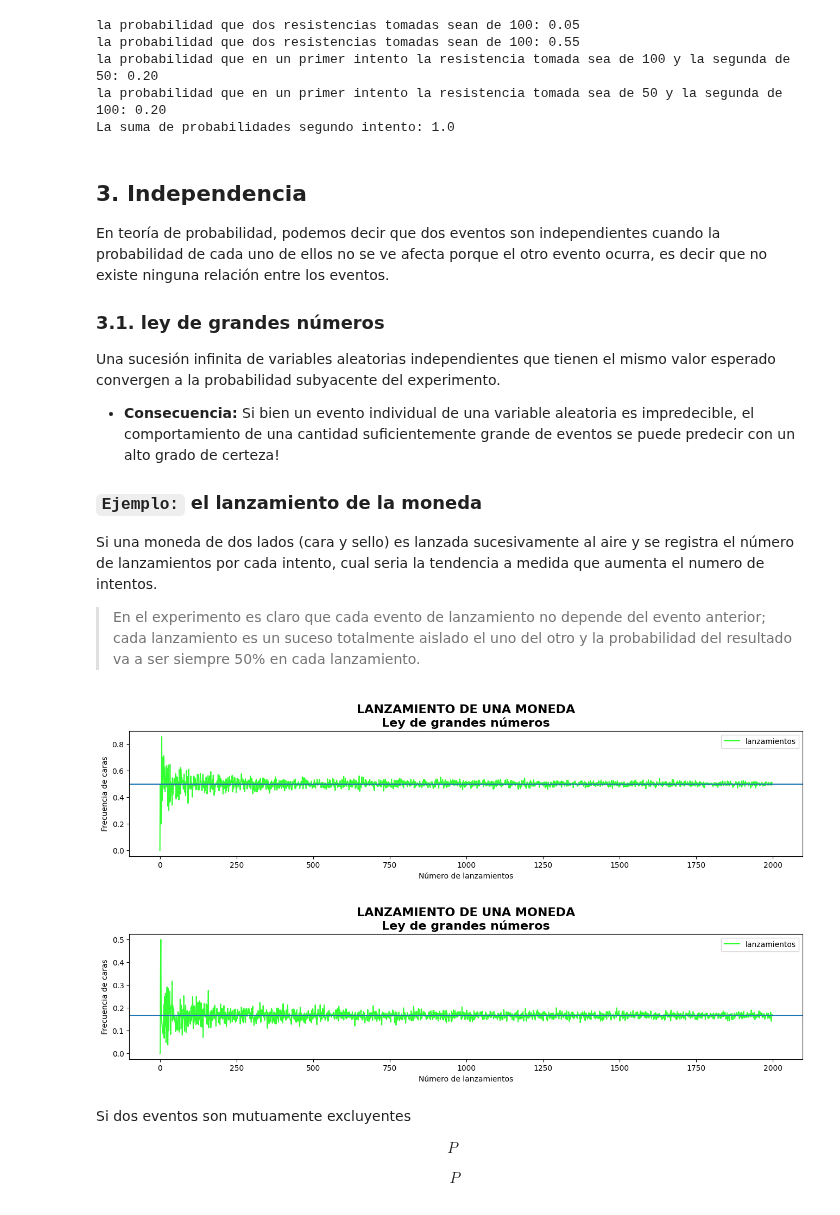
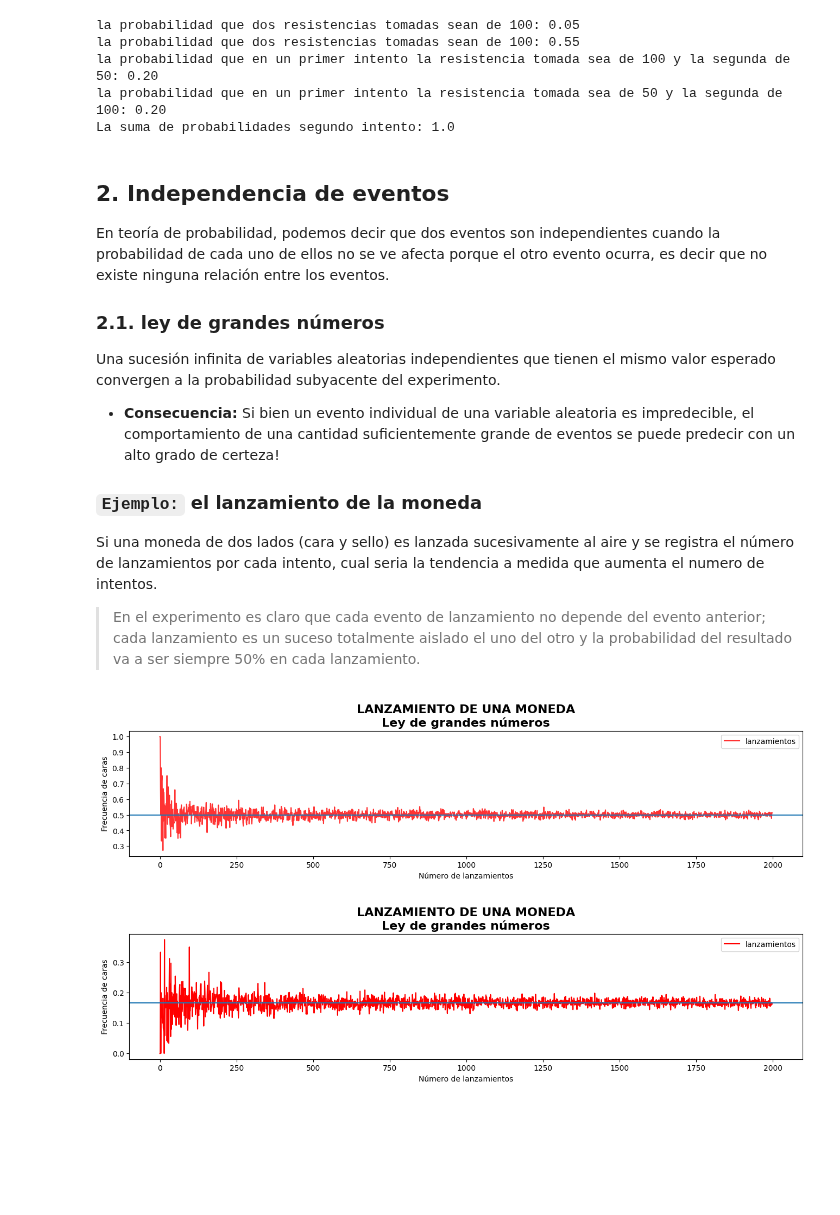
Before and after one commit to GiancarloBenavides/Telematics, a Jupyter notebook: Jupyter/01_probabilidad.ipynb, the cells around one changed output. Saved outputs shown, nothing was run; the diff lists cells and outputs as text; code cells hidden in the pictures; blank space fills up the shorter version.

```diff
--- a/Jupyter/01_probabilidad.ipynb
+++ b/Jupyter/01_probabilidad.ipynb
@@ -111,10 +111,10 @@ la probabilidad que en un primer intento la resistencia tomada sea de 100 y la s
 la probabilidad que en un primer intento la resistencia tomada sea de 50 y la segunda de 100: 0.20
 La suma de probabilidades segundo intento: 1.0
 # %% [markdown]
-## 3. Independencia
+## 2. Independencia de eventos
 En teoría de probabilidad, podemos decir que dos eventos son independientes cuando la probabilidad de cada uno de ellos no se ve afecta porque el otro evento ocurra, es decir que no existe ninguna relación entre los eventos.
 
-### 3.1. ley de grandes números
+### 2.1. ley de grandes números
 Una sucesión infinita de variables aleatorias independientes que tienen el mismo valor esperado convergen a la probabilidad subyacente del experimento.
 
 * **Consecuencia:** Si bien un evento individual de una variable aleatoria es impredecible, el comportamiento de una cantidad suficientemente grande de eventos se puede predecir con un alto grado de certeza!
@@ -130,54 +130,48 @@ promedios = []
 # Llenamos la matriz con números aleatorios
 for lanzamiento in range(1, 2000):
     # cara=1 sello=0
-    resultado = np.random.choice([0,1], lanzamiento)
+    resultado = np.random.choice([0, 1], lanzamiento)
     # promedio = caras/(sellos + caras)
     promedio_caras = resultado.mean()
     promedios.append(promedio_caras)
 
 # Dataframe
-df = pd.DataFrame({'lanzamientos':promedios})
+df = pd.DataFrame({'lanzamientos': promedios})
 
 # Gráfica
-df.plot(color="#33FF33",figsize=(16, 3))
-plt.title("Lanzamiento de una moneda\n".upper() + "Ley de grandes números", fontsize=16, fontweight="bold")
+df.plot(color="#FF3333", figsize=(16, 3))
+plt.title("Lanzamiento de una moneda\n".upper() +
+          "Ley de grandes números", fontsize=16, fontweight="bold")
 plt.axhline(0.5)
 plt.xlabel("Número de lanzamientos")
 plt.ylabel("Frecuencia de caras")
 plt.show()
 # %% [output]
-[figure, old version]
+[figure, new version]
 # %%
 # Cara seleccionada
 cara = 6
+
 # Matriz de resultados vacía;
 promedios = []
 
 # llenamos la matriz con números aleatorios
-for lanzamiento in range(1,2000):
-    resultado = np.random.choice([1,2,3,4,5,6], lanzamiento)
-    promedio_aciertos = len(list(filter(lambda x: (x == 6), resultado))) / len(resultado)
+for lanzamiento in range(1, 2000):
+    resultado = np.random.choice([1, 2, 3, 4, 5, 6], lanzamiento)
+    aciertos = len(list(filter(lambda x: (x == 4), resultado)))
+    promedio_aciertos = aciertos / lanzamiento
     promedios.append(promedio_aciertos)
 
 # Dataframe
-df = pd.DataFrame({'lanzamientos':promedios})
+df = pd.DataFrame({'lanzamientos': promedios})
 
 # Gráfica
-df.plot(color="#33FF33",figsize=(16, 3))
-plt.title("Lanzamiento de una moneda\n".upper() + "Ley de grandes números", fontsize=16, fontweight="bold")
+df.plot(color="#FF0000", figsize=(16, 3))
+plt.title("Lanzamiento de una moneda\n".upper() +
+          "Ley de grandes números", fontsize=16, fontweight="bold")
 plt.axhline(1/6)
 plt.xlabel("Número de lanzamientos")
 plt.ylabel("Frecuencia de caras")
 plt.show()
 # %% [output]
-[figure, old version]
+[figure, new version]
-# %% [markdown]
-Si dos eventos son mutuamente excluyentes
-
-\begin{gather*}
-P
-\end{gather*}
-
-\begin{align}
-P
-\end{align}
```
Also changed, not shown: parts of 6 cells of this notebook.
